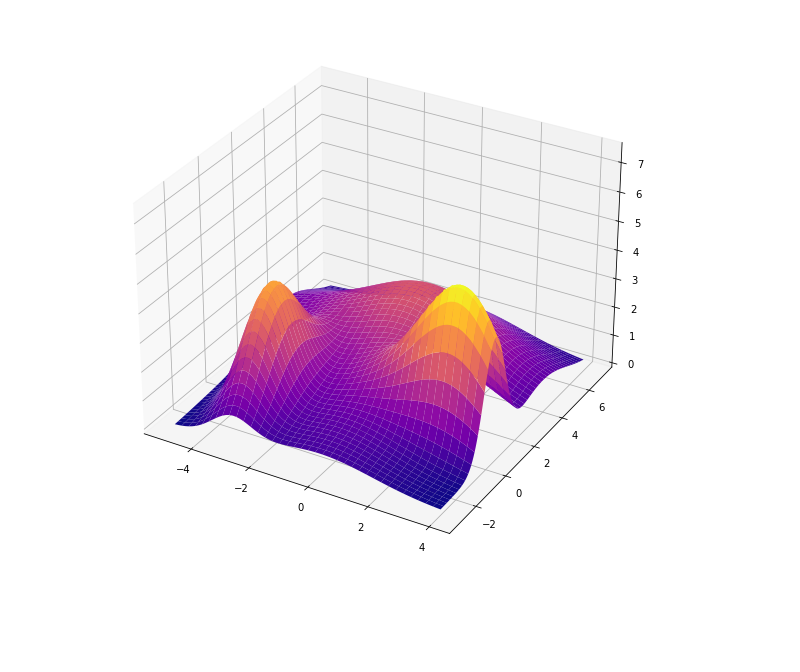
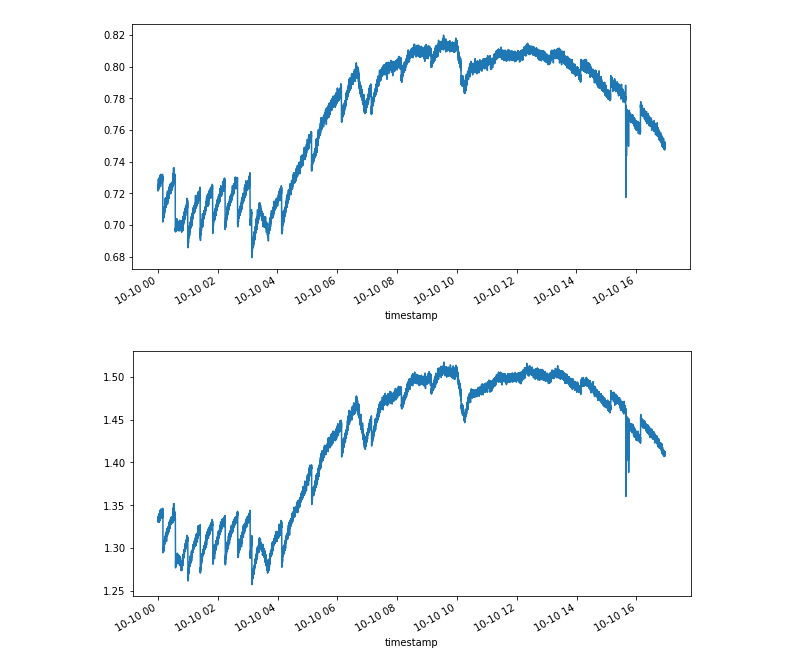
Before and after one commit to Pioreactor/pioreactor, a Jupyter notebook: jupyter_notebooks/Untitled.ipynb, the cells around one changed output. Cells and saved outputs as stored; diff of their text form; code cells hidden in the pictures; blank space fills up the shorter version.

```diff
--- a/jupyter_notebooks/Untitled.ipynb
+++ b/jupyter_notebooks/Untitled.ipynb
@@ -1,41 +1,16 @@
-# %%
-import numpy as np
-from scipy.optimize import curve_fit
-import matplotlib.pyplot as plt
-from mpl_toolkits.mplot3d import Axes3D
-
-# The two-dimensional domain of the fit.
-xmin, xmax, nx = -5, 4, 75
-ymin, ymax, ny = -3, 7, 150
-x, y = np.linspace(xmin, xmax, nx), np.linspace(ymin, ymax, ny)
-X, Y = np.meshgrid(x, y)
-
-# Our function to fit is going to be a sum of two-dimensional Gaussians
-def gaussian(x, y, x0, y0, xalpha, yalpha, A):
-    return A * np.exp( -((x-x0)/xalpha)**2 -((y-y0)/yalpha)**2)
-
-# A list of the Gaussian parameters: x0, y0, xalpha, yalpha, A
-gprms = [(0, 2, 2.5, 5.4, 1.5),
-         (-1, 4, 6, 2.5, 1.8),
-         (-3, -0.5, 1, 2, 4),
-         (3, 0.5, 2, 1, 5)
-        ]
-
-# Standard deviation of normally-distributed noise to add in generating
-# our test function to fit.
-noise_sigma = 0.0
-
-# The function to be fit is Z.
-Z = np.zeros(X.shape)
-for p in gprms:
-    Z += gaussian(X, Y, *p)
-Z += noise_sigma * np.random.randn(*Z.shape)
-
-# Plot the 3D figure of the fitted function and the residuals.
-fig = plt.figure(figsize=(10,10))
-ax = fig.gca(projection='3d')
-ax.plot_surface(X, Y, Z, cmap='plasma')
-ax.set_zlim(0,np.max(Z)+2)
-plt.show()
-# %% [output]
-[figure, removed]
+# %%
+df = pd.read_csv("/Users/camerondavidson-pilon/Downloads/export_od_readings_raw.csv (1).dump.gz")
+# %%
+unit = 1
+
+df = df.loc[df['morbidostat_unit'] == unit].copy()
+# %%
+df['timestamp'] = pd.to_datetime(df['timestamp'])
+df = df.set_index("timestamp")
+# %%
+for _, g in df.groupby("angle"):
+    plt.figure(figsize=(10,5))
+    g['od_reading_v'].loc["2020-10-10":].plot()
+# %% [output]
+[figure, added]
+[figure, added]
```
Also changed, not shown: 4 other files.
